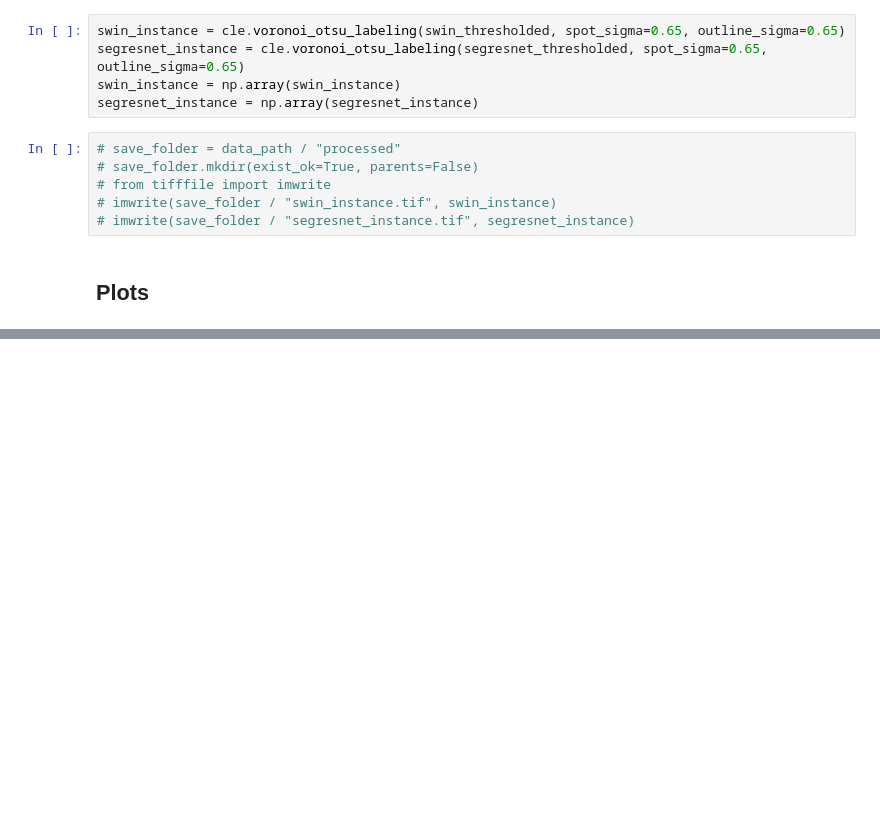
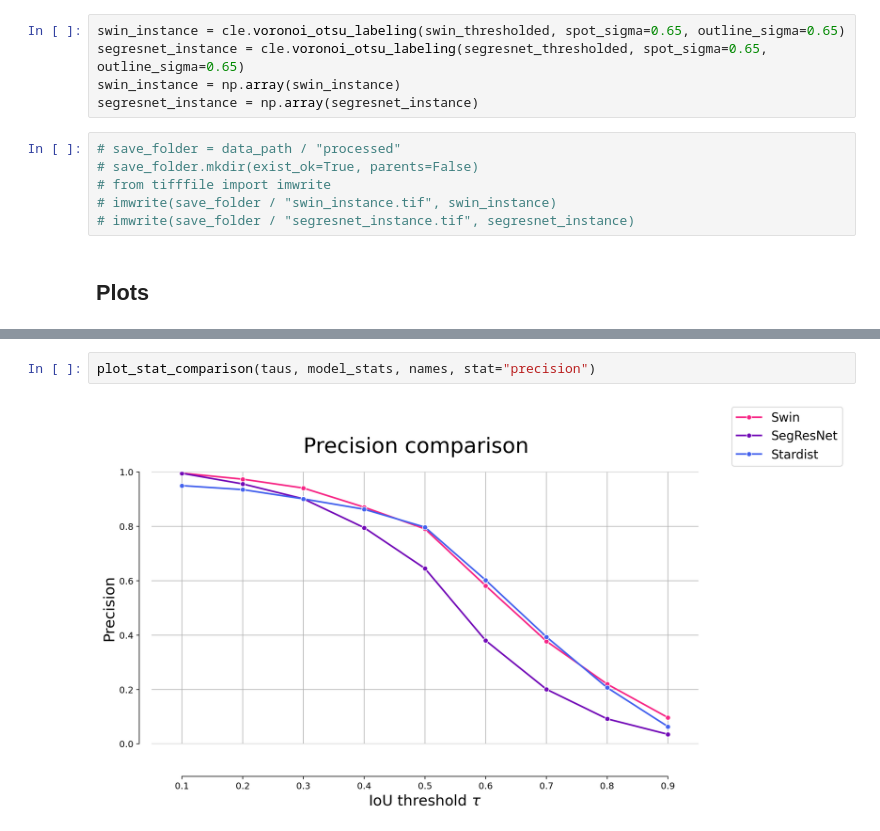
Before and after one commit to C-Achard/cellseg3d-figures, a Jupyter notebook: book/figX-x-supervised/supervised_benchmark.ipynb, the cells around one changed output, grey strips where cells are left out. Drawn from its saved outputs; the diff is of its cells as text; blank space fills up the shorter version.

```diff
--- a/book/figX-x-supervised/supervised_benchmark.ipynb
+++ b/book/figX-x-supervised/supervised_benchmark.ipynb
@@ -99,0 +131,4 @@ if SAVE_PLOTS_AS_SVG:
+# %%
+plot_stat_comparison(taus, model_stats, names, stat="precision")
+# %% [output]
+[figure, added]
```
Also changed, not shown: parts of 11 cells of this notebook, 3 other files.
